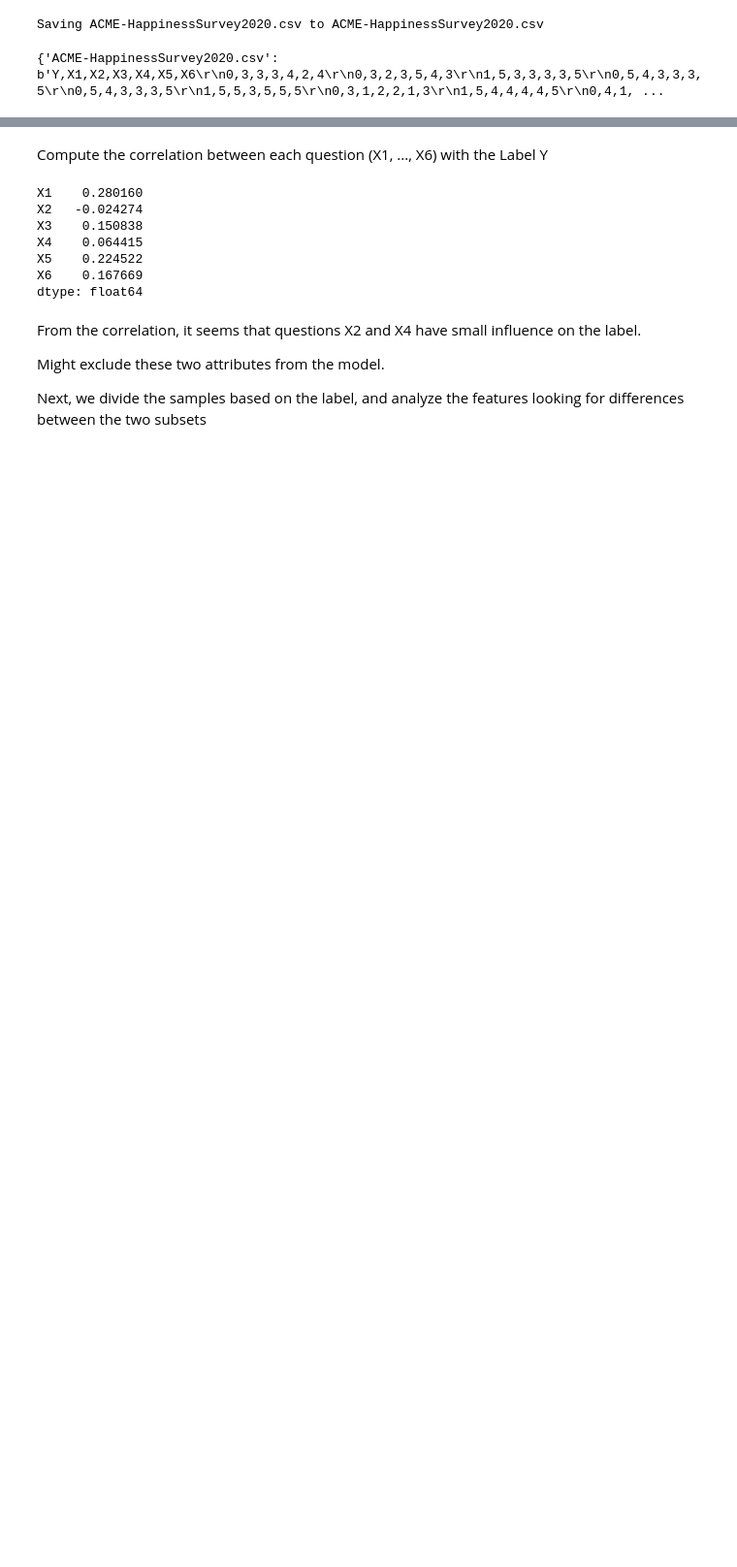
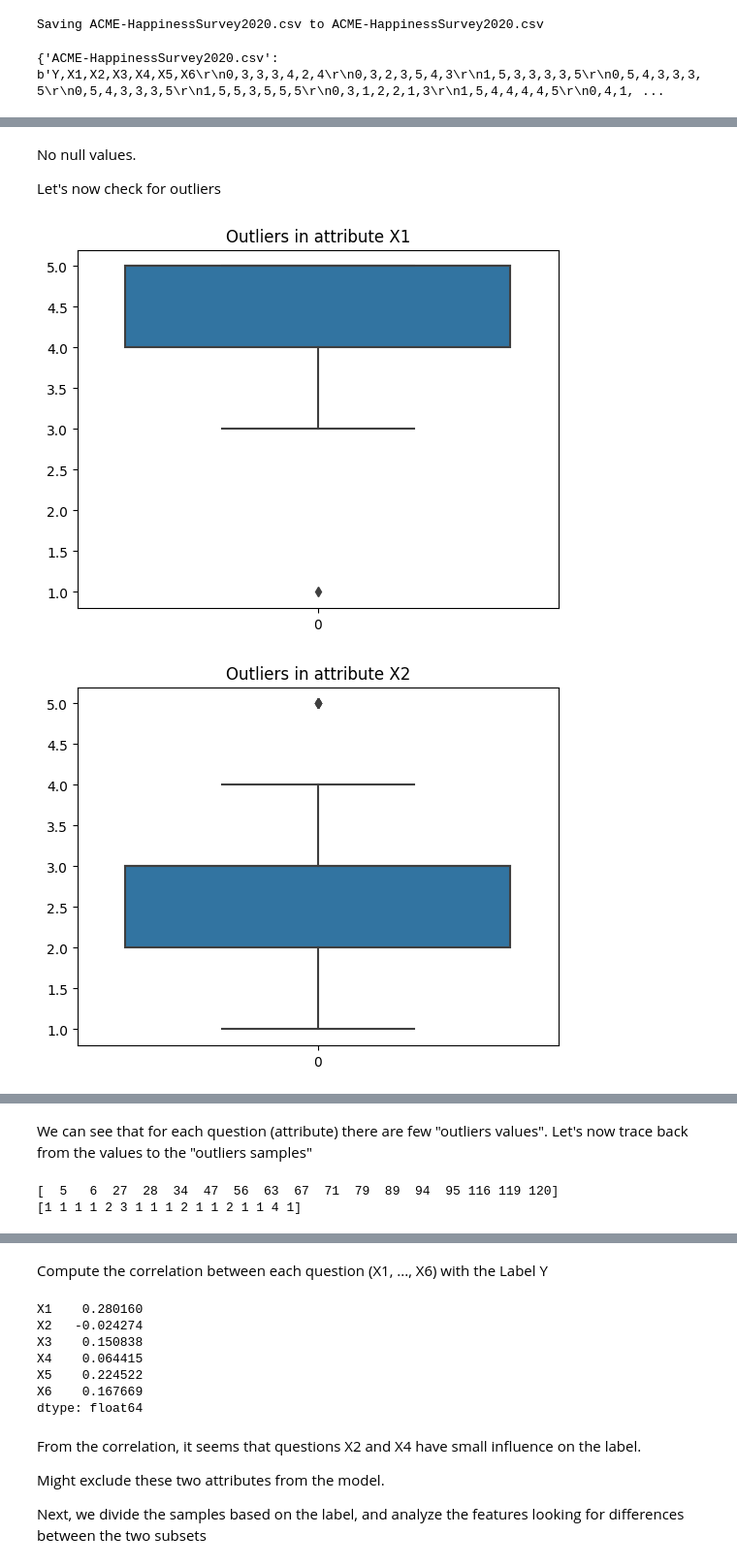
Before and after one commit to Ilvecho/Happy-Customers, a Jupyter notebook: Notebook_for_dev.ipynb, the cells around one changed output, grey strips where cells are left out. Shown at 97% size. Drawn from its saved outputs; the diff is of its cells as text; code cells hidden in the pictures; blank space fills up the shorter version.

```diff
--- a/Notebook_for_dev.ipynb
+++ b/Notebook_for_dev.ipynb
@@ -18,0 +49,4 @@ labels = data['Y']
+# %% [markdown]
+No null values.
+
+Let's now check for outliers
@@ -18,0 +55,11 @@ labels = data['Y']
+# %%
+import matplotlib.pyplot as plt
+import seaborn as sns
+
+for i in np.arange(attributes.shape[1]):
+  fig = plt.figure()
+  sns.boxplot(attributes.iloc[:, i]).set(title=f'Outliers in attribute X{i+1}')
+  plt.show
+# %% [output]
+[figure, added]
+[figure, added]
@@ -18,0 +70,3 @@ labels = data['Y']
+# %% [markdown]
+We can see that for each question (attribute) there are few "outliers values".
+Let's now trace back from the values to the "outliers samples"
@@ -18,0 +86,6 @@ labels = data['Y']
+# %%
+print(outlier_samples)
+print(counts)
+# %% [output]
+[  5   6  27  28  34  47  56  63  67  71  79  89  94  95 116 119 120]
+[1 1 1 1 2 3 1 1 1 2 1 1 2 1 1 4 1]
```
Also changed, not shown: parts of 10 cells of this notebook.
